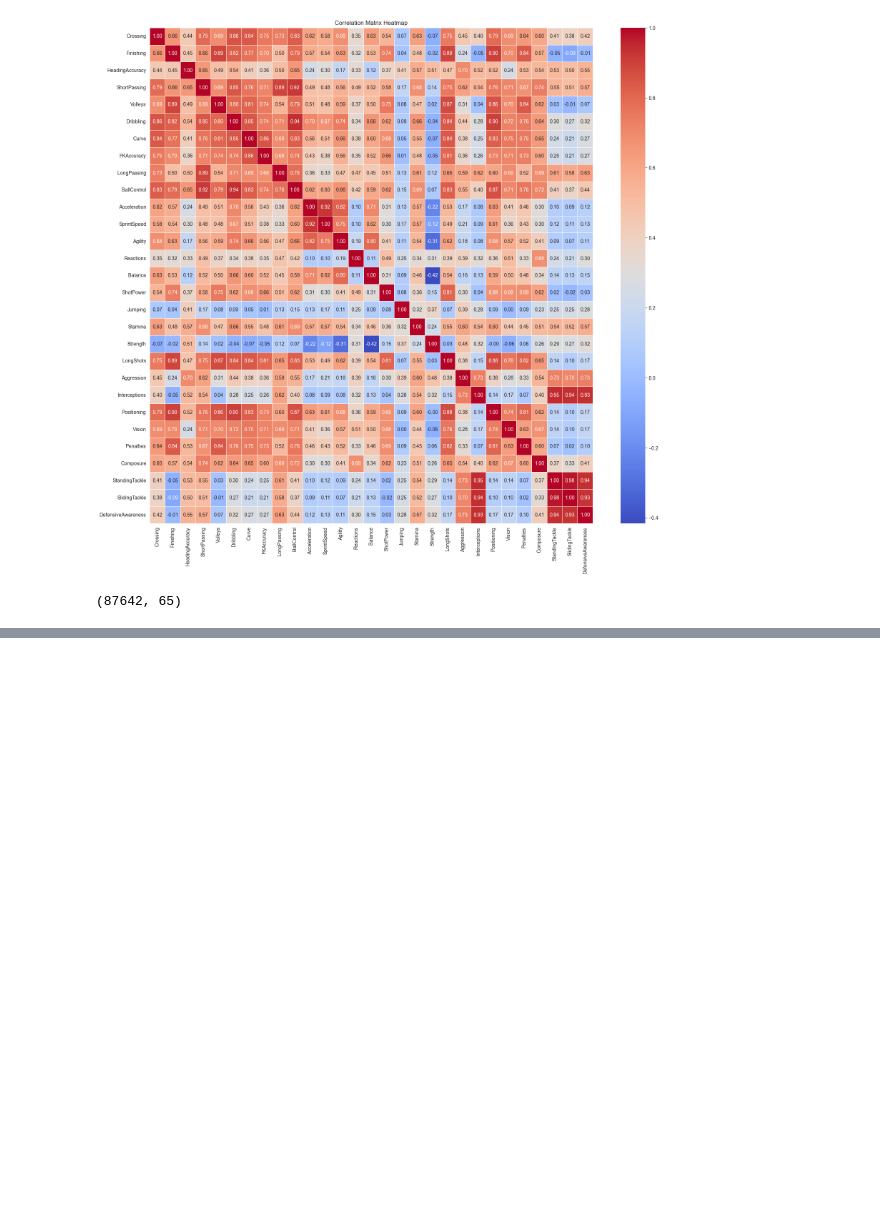
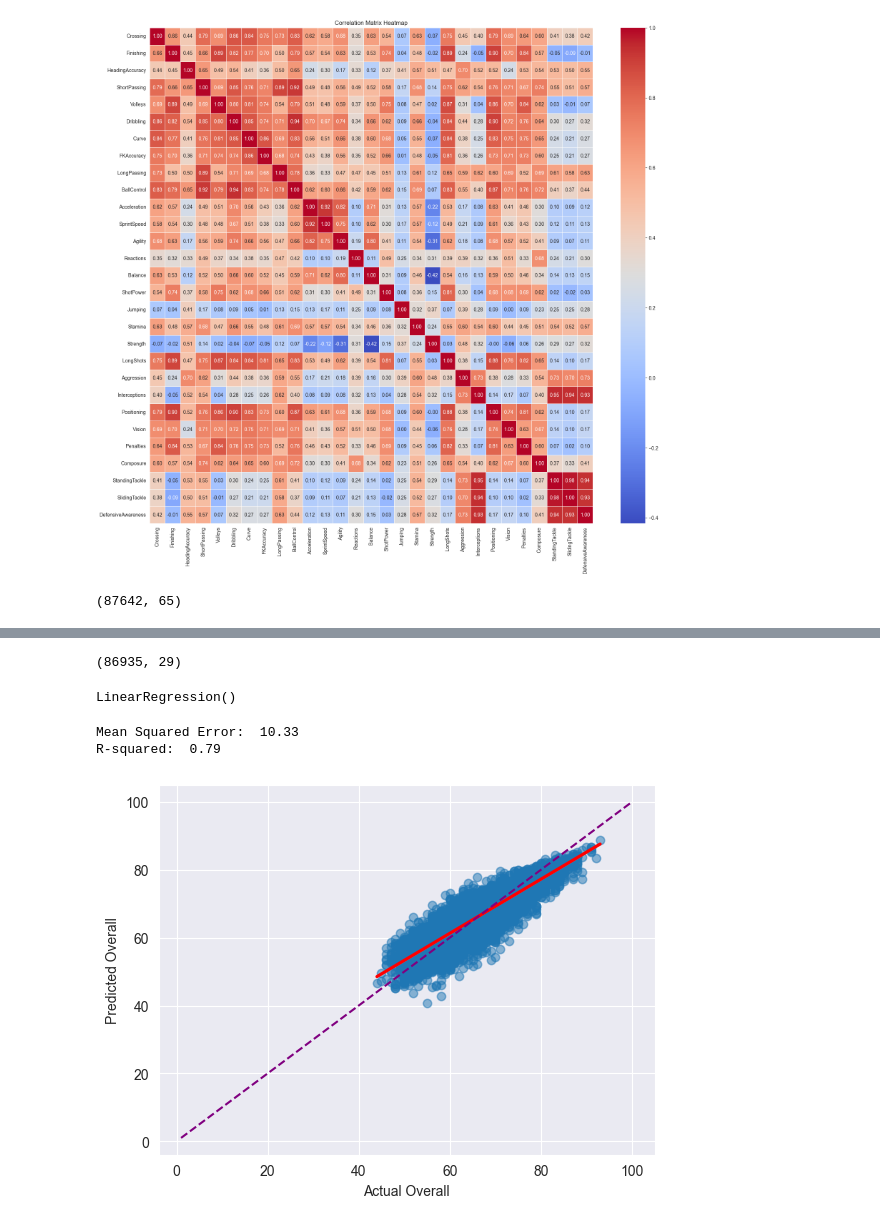
Before and after one commit to zurfil/DataSciencePortfolio, a Jupyter notebook: FIFA/main.ipynb, the cells around one changed output, grey strips where cells are left out. Cells and saved outputs as stored; diff of their text form; code cells hidden in the pictures; blank space fills up the shorter version.

Commit message:
+RandomForestClassifier; +LinearRegressor

```diff
--- a/FIFA/main.ipynb
+++ b/FIFA/main.ipynb
@@ -329,0 +335,37 @@ old_raw_data
+# %%
+old_raw_data.dropna(inplace=True)
+old_raw_data.shape
+# %% [output]
+(86935, 29)
+# %%
+from sklearn. model_selection import train_test_split
+from sklearn.linear_model import LinearRegression
+from sklearn.metrics import mean_squared_error, r2_score
+
+X = old_raw_data.drop("Overall", axis=1)
+y= old_raw_data["Overall"]
+
+X_train, X_test, y_train, y_test = train_test_split(X, y, test_size=0.2, random_state=42)
+
+reg = LinearRegression()
+reg.fit(X_train, y_train)
+# %% [output]
+LinearRegression()
+# %%
+y_pred = reg.predict(X_test)
+
+mse = mean_squared_error(y_test, y_pred)
+r2 = r2_score(y_test, y_pred)
+
+print(f"Mean Squared Error: {mse: .2f}")
+print(f"R-squared: {r2: .2f}")
+
+sns.regplot(x=y_test, y=y_pred, scatter_kws={'alpha':0.5}, line_kws={'color': 'red'})
+plt.plot(np.linspace(1, 100, 100), np.linspace(1, 100, 100), color="purple", linestyle="dashed")
+plt.xlabel("Actual Overall")
+plt.ylabel("Predicted Overall")
+plt.show();
+# %% [output]
+Mean Squared Error:  10.33
+R-squared:  0.79
+[figure, added]
```
Also changed, not shown: parts of 13 cells of this notebook.
